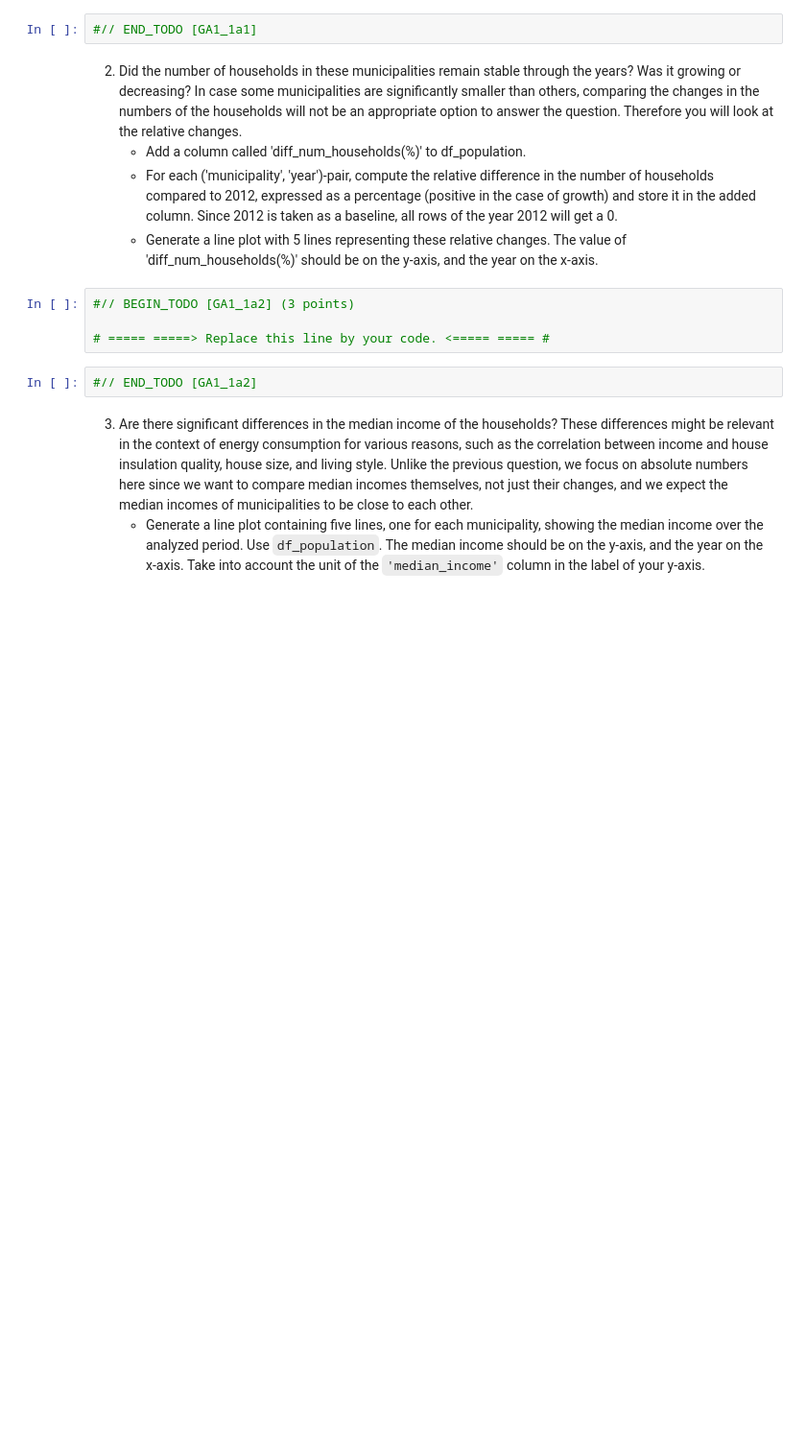
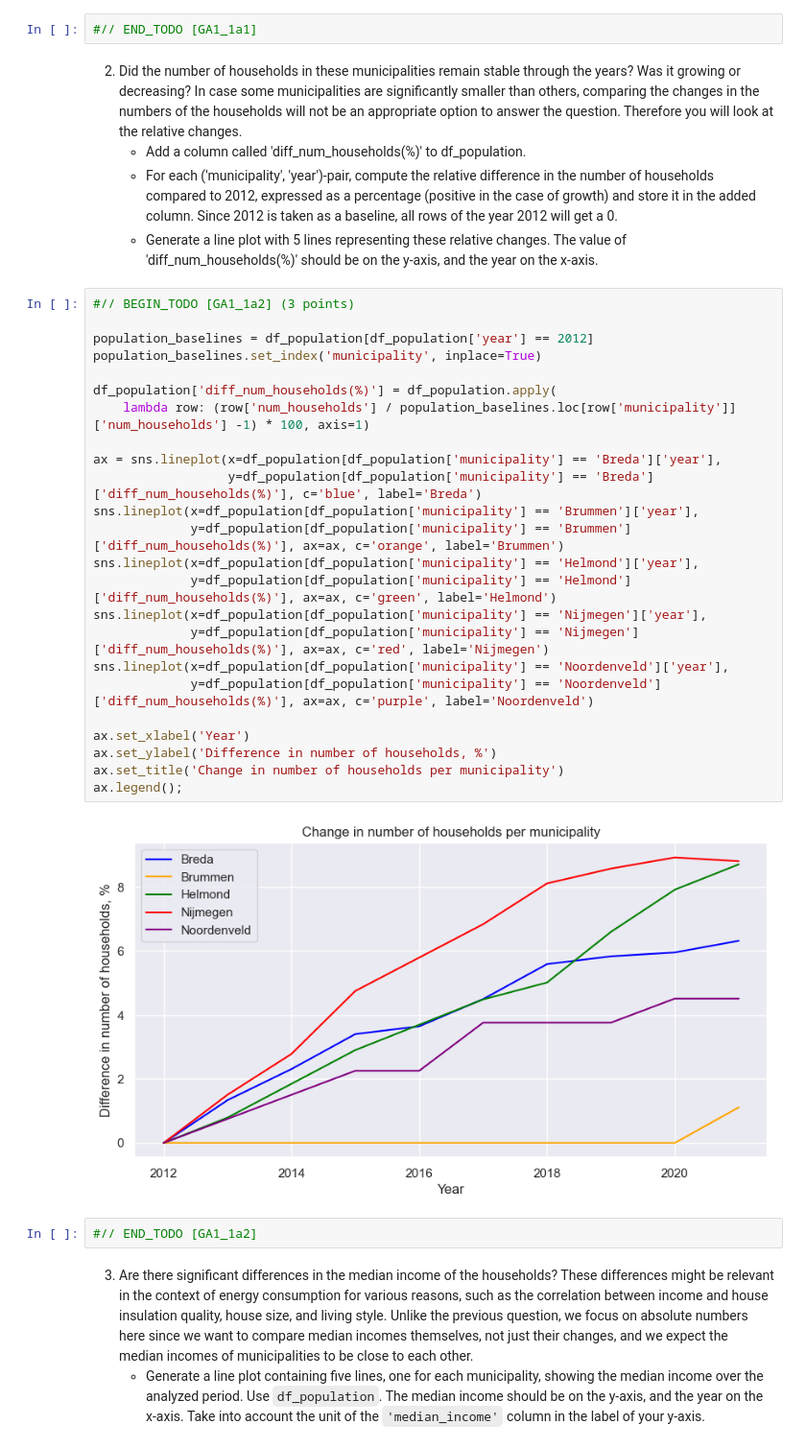
Before and after one commit to Modgen1/2IAB1, a Jupyter notebook: GA1/GA1-2076209.ipynb, the cells around one changed output. Shown at 96% size. Saved outputs shown, nothing was run; the diff lists cells and outputs as text; blank space fills up the shorter version.

```diff
--- a/GA1/GA1-2076209.ipynb
+++ b/GA1/GA1-2076209.ipynb
@@ -708,10 +708,32 @@ ax.set_title('Number of households per municipality');
    - Add a column called 'diff_num_households(%)' to df_population.
    - For each ('municipality', 'year')-pair, compute the relative difference in the number of households compared to 2012, expressed as a percentage (positive in the case of growth) and store it in the added column. Since 2012 is taken as a baseline, all rows of the year 2012 will get a 0.
    - Generate a line plot with 5 lines representing these relative changes. The value of 'diff_num_households(%)' should be on the y-axis, and the year on the x-axis.
-# %%
-#// BEGIN_TODO [GA1_1a2] (3 points)
-
-# ===== =====> Replace this line by your code. <===== ===== #
+# %%
+#// BEGIN_TODO [GA1_1a2] (3 points)
+
+population_baselines = df_population[df_population['year'] == 2012]
+population_baselines.set_index('municipality', inplace=True)
+
+df_population['diff_num_households(%)'] = df_population.apply(
+    lambda row: (row['num_households'] / population_baselines.loc[row['municipality']]['num_households'] -1) * 100, axis=1)
+
+ax = sns.lineplot(x=df_population[df_population['municipality'] == 'Breda']['year'],
+                  y=df_population[df_population['municipality'] == 'Breda']['diff_num_households(%)'], c='blue', label='Breda')
+sns.lineplot(x=df_population[df_population['municipality'] == 'Brummen']['year'],
+             y=df_population[df_population['municipality'] == 'Brummen']['diff_num_households(%)'], ax=ax, c='orange', label='Brummen')
+sns.lineplot(x=df_population[df_population['municipality'] == 'Helmond']['year'],
+             y=df_population[df_population['municipality'] == 'Helmond']['diff_num_households(%)'], ax=ax, c='green', label='Helmond')
+sns.lineplot(x=df_population[df_population['municipality'] == 'Nijmegen']['year'],
+             y=df_population[df_population['municipality'] == 'Nijmegen']['diff_num_households(%)'], ax=ax, c='red', label='Nijmegen')
+sns.lineplot(x=df_population[df_population['municipality'] == 'Noordenveld']['year'],
+             y=df_population[df_population['municipality'] == 'Noordenveld']['diff_num_households(%)'], ax=ax, c='purple', label='Noordenveld')
+
+ax.set_xlabel('Year')
+ax.set_ylabel('Difference in number of households, %')
+ax.set_title('Change in number of households per municipality')
+ax.legend();
+# %% [output]
+[figure, added]
 # %%
 #// END_TODO [GA1_1a2]
 # %% [markdown]
```
Also changed, not shown: parts of 9 cells of this notebook.
